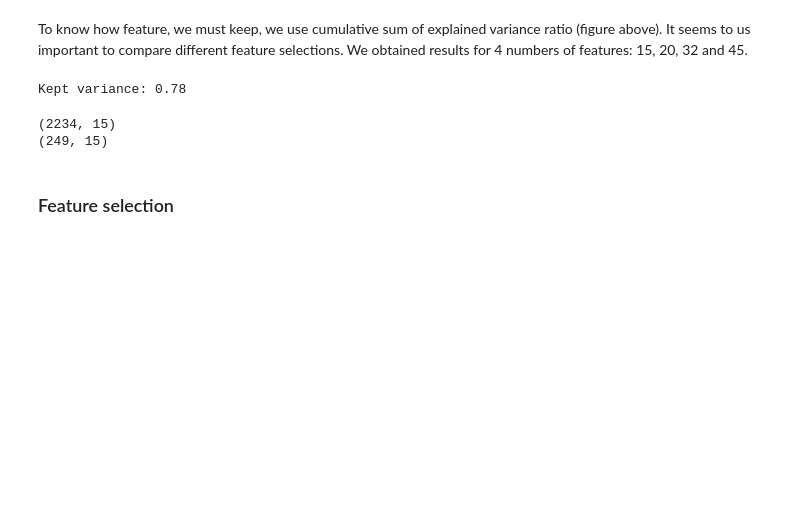
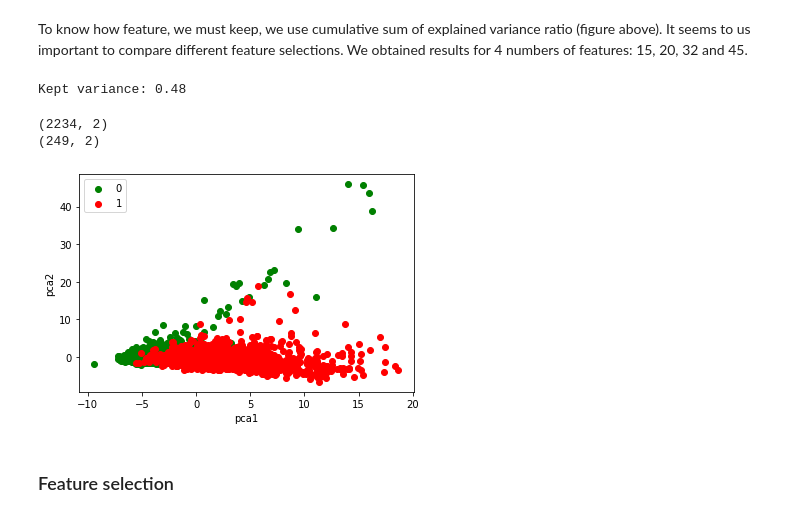
Before and after one commit to gdeside/LGBIO2020, a Jupyter notebook: Projects/projectV4.ipynb, the cells around one changed output. Saved outputs shown, nothing was run; the diff lists cells and outputs as text; code cells hidden in the pictures; blank space fills up the shorter version.

```diff
--- a/Projects/projectV4.ipynb
+++ b/Projects/projectV4.ipynb
@@ -487,11 +487,11 @@ plt.show()
 # %% [markdown]
 To know how feature, we must keep, we use cumulative sum of explained variance ratio (figure above). It seems to us important to compare different feature selections. We obtained results for 4 numbers of features: 15, 20, 32 and 45.
 # %%
-print('Kept variance: %.2f'%cum_sum[15])
+print('Kept variance: %.2f'%cum_sum[2])
 # %% [output]
-Kept variance: 0.78
+Kept variance: 0.48
 # %%
-pca = PCA(n_components=15)
+pca = PCA(n_components=2)
 pca.fit(X_train)
 X_train = pca.transform(X_train)
 X_test = pca.transform(X_test)
@@ -499,8 +499,26 @@ X_test = pca.transform(X_test)
 print(np.shape(X_train))
 print(np.shape(X_test))
 # %% [output]
-(2234, 15)
-(249, 15)
+(2234, 2)
+(249, 2)
+# %%
+#only for nb_features = 2
+zero_lst = []
+one_lst  = []
+for i in range(len(X_train)):
+    if y_train[i] == 0:
+        zero_lst.append(i)
+    else :
+        one_lst.append(i)
+
+plt.scatter(X_train[:,0][zero_lst],X_train[:,1][zero_lst],c="green",label="0")
+plt.scatter(X_train[:,0][one_lst],X_train[:,1][one_lst],c="red",label="1")
+plt.legend()
+plt.xlabel("pca1")
+plt.ylabel("pca2")
+plt.show()
+# %% [output]
+[figure, added]
 # %% [markdown]
 ### Feature selection
 # %%
```
Also changed, not shown: parts of 11 cells of this notebook, 34 other files.
